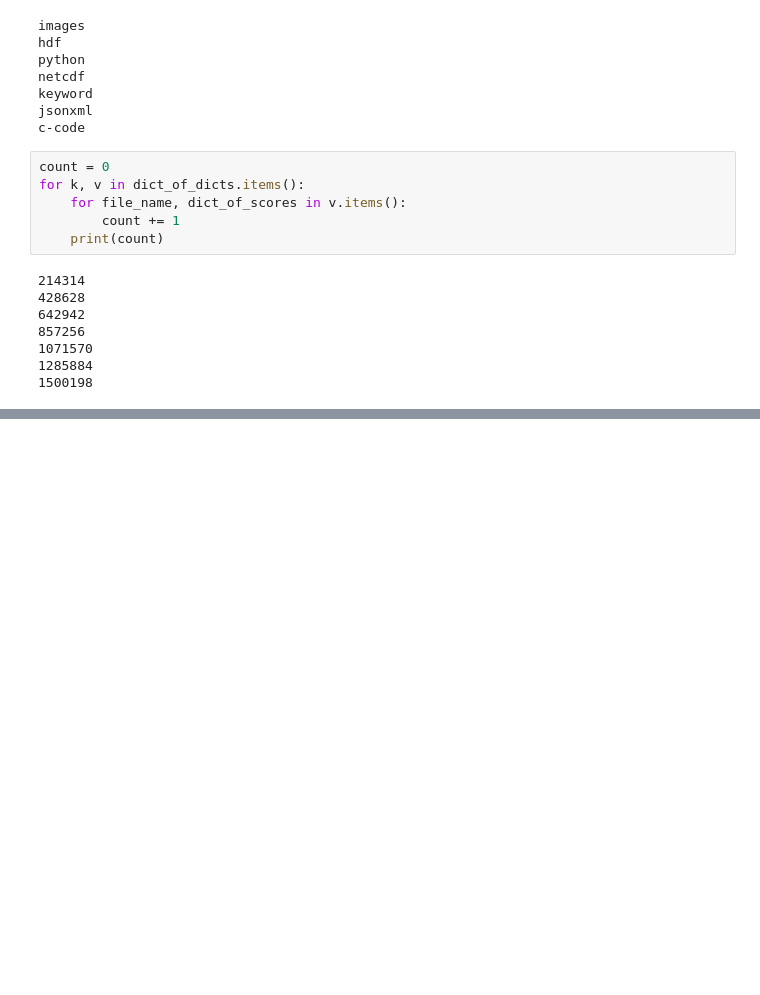
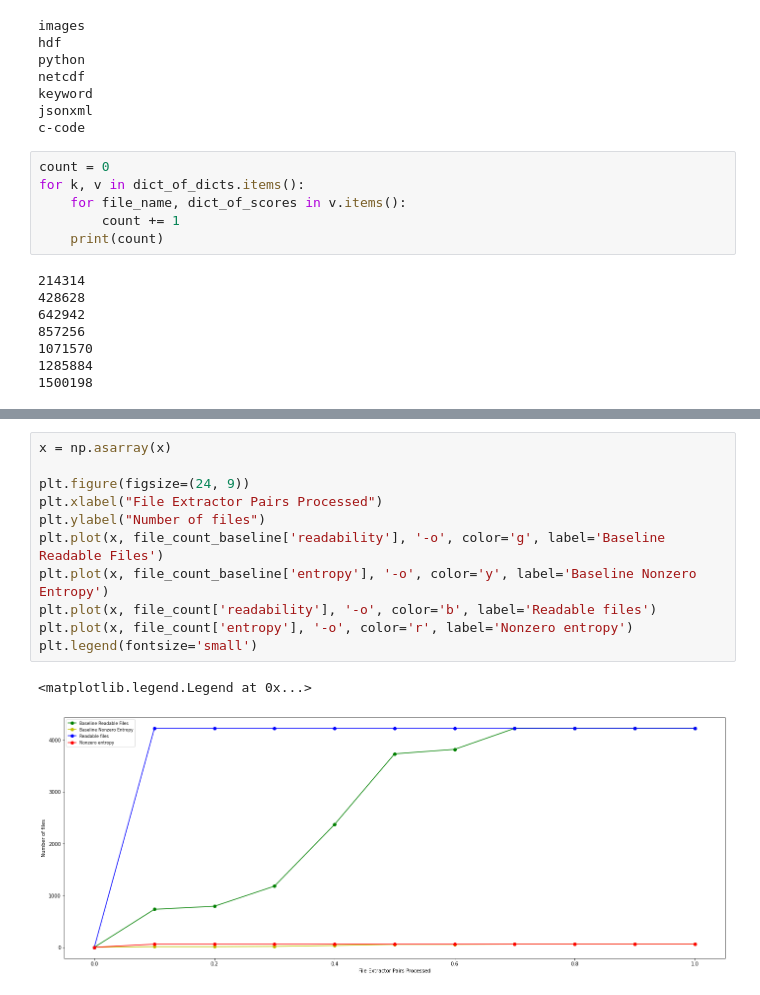
Before and after one commit to xtracthub/xtract-sampler, a Jupyter notebook: Scheduler/deqeue_analysis_iccs.ipynb, the cells around one changed output, grey strips where cells are left out. Cells and saved outputs as stored; diff of their text form; blank space fills up the shorter version.

```diff
--- a/Scheduler/deqeue_analysis_iccs.ipynb
+++ b/Scheduler/deqeue_analysis_iccs.ipynb
@@ -169 +306,15 @@ Threshold:  1 File Pairs Analyzed:  1500438
+# %%
+x = np.asarray(x)
+
+plt.figure(figsize=(24, 9))
+plt.xlabel("File Extractor Pairs Processed")
+plt.ylabel("Number of files")
+plt.plot(x, file_count_baseline['readability'], '-o', color='g', label='Baseline Readable Files')
+plt.plot(x, file_count_baseline['entropy'], '-o', color='y', label='Baseline Nonzero Entropy')
+plt.plot(x, file_count['readability'], '-o', color='b', label='Readable files')
+plt.plot(x, file_count['entropy'], '-o', color='r', label='Nonzero entropy')
+plt.legend(fontsize='small')
+# %% [output]
+<matplotlib.legend.Legend at 0x...>
+[figure, added]
 # %%
```
Also changed, not shown: parts of 26 cells of this notebook, 3 other files.
